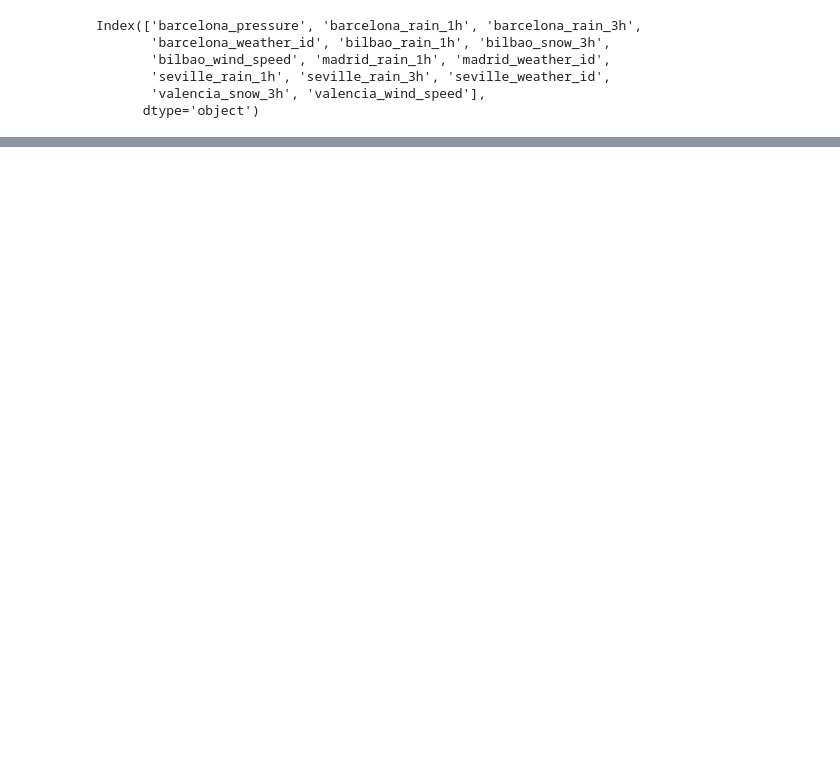
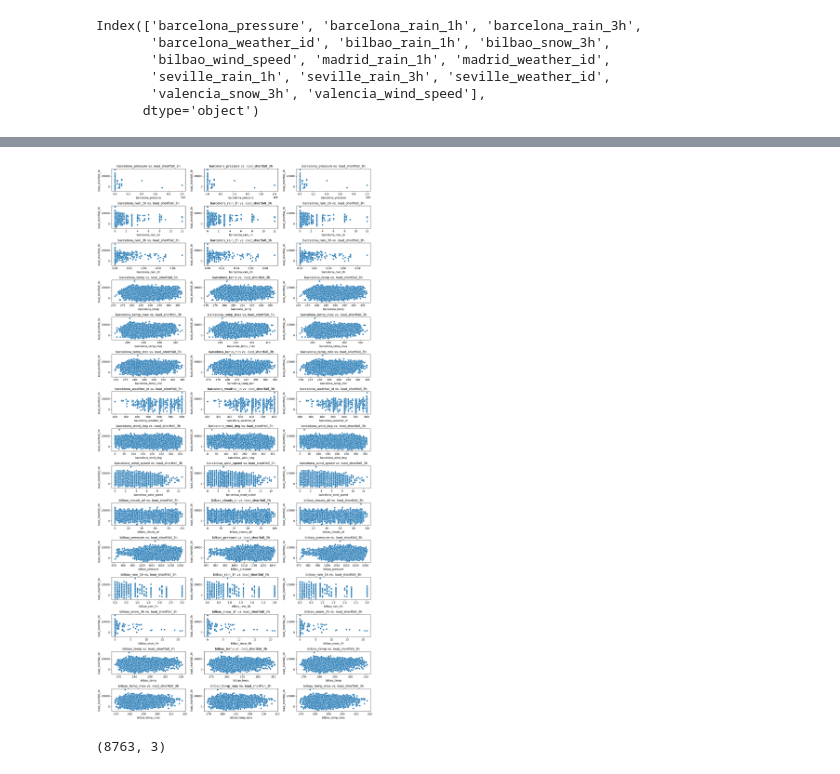
Before and after one commit to xuzmocode4-325/linear-regression-predict, a Jupyter notebook: notebook/starter-notebook.ipynb, the cells around one changed output, grey strips where cells are left out. Cells and saved outputs as stored; diff of their text form; code cells hidden in the pictures; blank space fills up the shorter version.

Commit message:
Plotting relevent fetures

```diff
--- a/notebook/starter-notebook.ipynb
+++ b/notebook/starter-notebook.ipynb
@@ -207,0 +204,2 @@ dtype: int64
+# %%
+target_variable = 'load_shortfall_3h'
@@ -207,0 +228,10 @@ dtype: int64
+# %%
+def numeric(df):
+    non_numeric = []
+    for col in df.columns:
+        if df[col].dtype != object:
+          non_numeric.append(col)
+    return df[non_numeric]
+
+numeric_df = numeric(df)
+numeric_df.head()
@@ -269,0 +363,18 @@ for col in df.columns:
+# %%
+# plot relevant feature interactions
+index = 0
+fig, axs = plt.subplots(15, 3, figsize=(15, 30))
+for i in range(15):
+    for j in range(3):
+        var = numeric_df.columns[index]
+        sns.scatterplot(data=numeric_df, x=var, y=target_variable, ax=axs[i,j])
+        axs[i,j].set_title(f'{var} vs. {target_variable}')
+    index += 1
+fig.tight_layout()
+plt.show()
+# %% [output]
+[figure, added]
+# %%
+categorical_df.shape
+# %% [output]
+(8763, 3)
```
Also changed, not shown: parts of 25 cells of this notebook.
